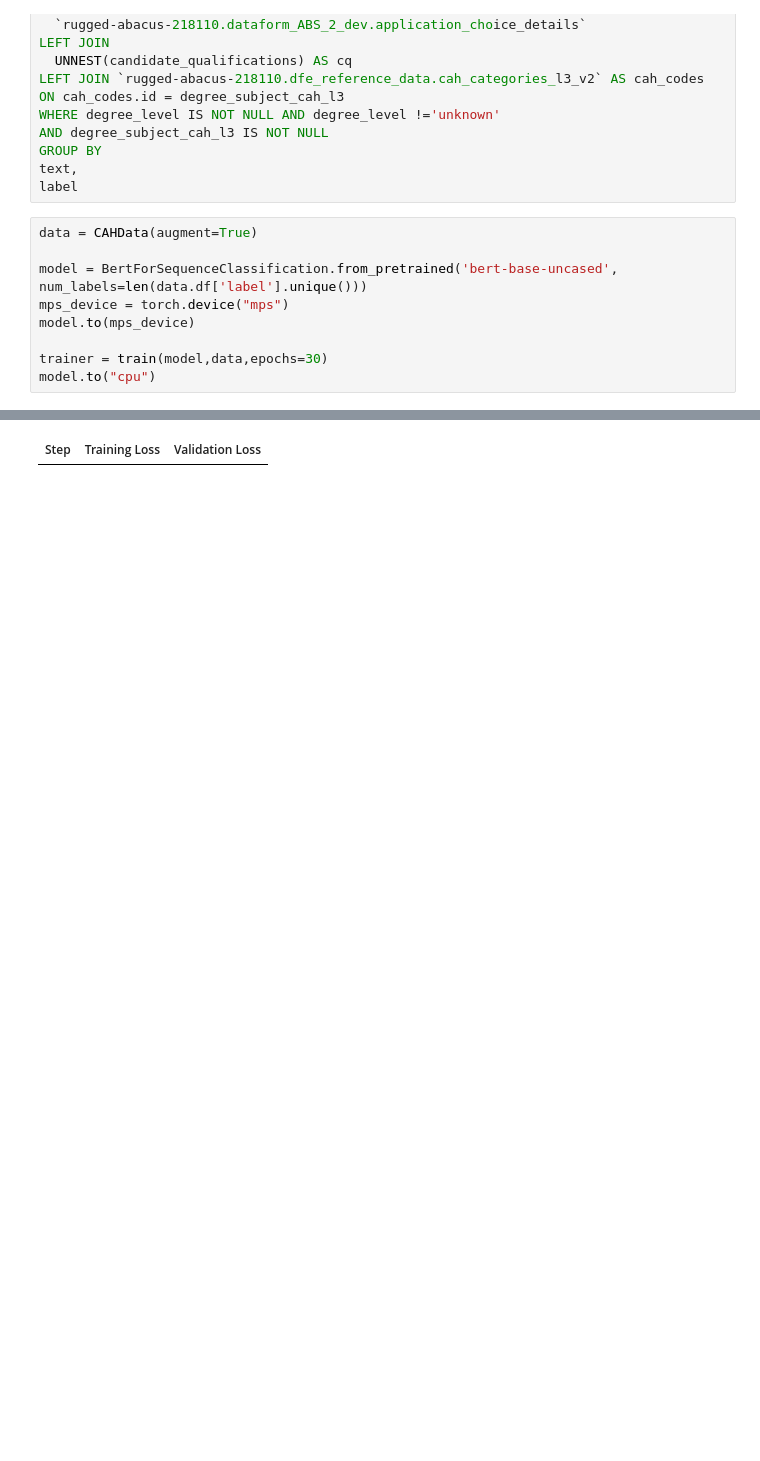
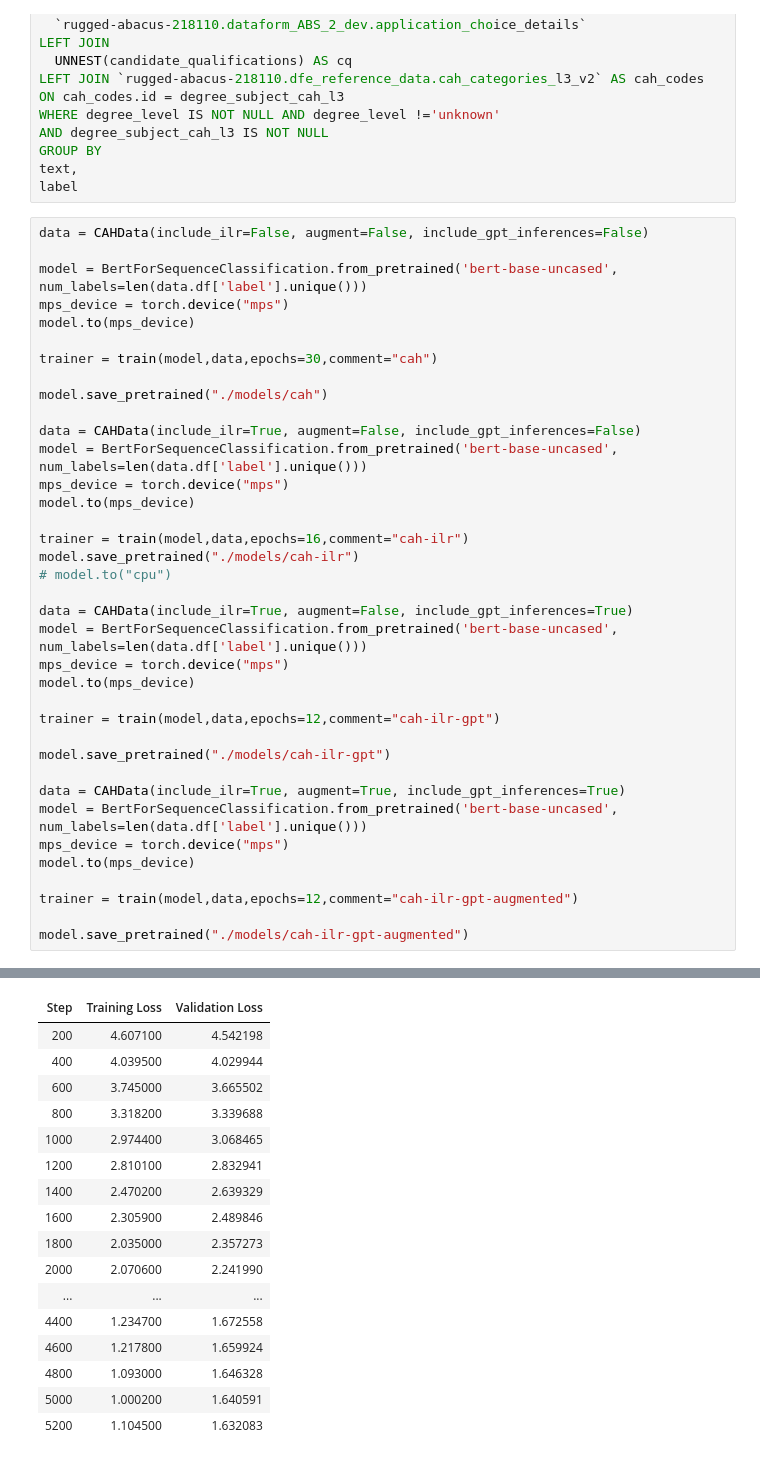
Before and after one commit to duncanjbrown/degree_inference, a Jupyter notebook: train.ipynb, the cells around one changed output, grey strips where cells are left out. Drawn from its saved outputs; the diff is of its cells as text; blank space fills up the shorter version.

```diff
--- a/train.ipynb
+++ b/train.ipynb
@@ -38,12 +48,40 @@ GROUP BY
 text,
 label
 # %%
-data = CAHData(augment=True)
+data = CAHData(include_ilr=False, augment=False, include_gpt_inferences=False)
 
 model = BertForSequenceClassification.from_pretrained('bert-base-uncased', num_labels=len(data.df['label'].unique()))
 mps_device = torch.device("mps")
 model.to(mps_device)
 
-trainer = train(model,data,epochs=30)
-model.to("cpu")
+trainer = train(model,data,epochs=30,comment="cah")
+
+model.save_pretrained("./models/cah")
+
+data = CAHData(include_ilr=True, augment=False, include_gpt_inferences=False)
+model = BertForSequenceClassification.from_pretrained('bert-base-uncased', num_labels=len(data.df['label'].unique()))
+mps_device = torch.device("mps")
+model.to(mps_device)
+
+trainer = train(model,data,epochs=16,comment="cah-ilr")
+model.save_pretrained("./models/cah-ilr")
+# model.to("cpu")
+
+data = CAHData(include_ilr=True, augment=False, include_gpt_inferences=True)
+model = BertForSequenceClassification.from_pretrained('bert-base-uncased', num_labels=len(data.df['label'].unique()))
+mps_device = torch.device("mps")
+model.to(mps_device)
+
+trainer = train(model,data,epochs=12,comment="cah-ilr-gpt")
+
+model.save_pretrained("./models/cah-ilr-gpt")
+
+data = CAHData(include_ilr=True, augment=True, include_gpt_inferences=True)
+model = BertForSequenceClassification.from_pretrained('bert-base-uncased', num_labels=len(data.df['label'].unique()))
+mps_device = torch.device("mps")
+model.to(mps_device)
+
+trainer = train(model,data,epochs=12,comment="cah-ilr-gpt-augmented")
+
+model.save_pretrained("./models/cah-ilr-gpt-augmented")
 # %% [output]
@@ -53 +91,17 @@ You should probably TRAIN this model on a down-stream task to be able to use it
 | Step | Training Loss | Validation Loss |
+| 200 | 4.607100 | 4.542198 |
+| 400 | 4.039500 | 4.029944 |
+| 600 | 3.745000 | 3.665502 |
+| 800 | 3.318200 | 3.339688 |
+| 1000 | 2.974400 | 3.068465 |
+| 1200 | 2.810100 | 2.832941 |
+| 1400 | 2.470200 | 2.639329 |
+| 1600 | 2.305900 | 2.489846 |
+| 1800 | 2.035000 | 2.357273 |
+| 2000 | 2.070600 | 2.241990 |
+| ... | ... | ... |
+| 4400 | 1.234700 | 1.672558 |
+| 4600 | 1.217800 | 1.659924 |
+| 4800 | 1.093000 | 1.646328 |
+| 5000 | 1.000200 | 1.640591 |
+| 5200 | 1.104500 | 1.632083 |
```
Also changed, not shown: parts of 10 cells of this notebook, 14 other files.
